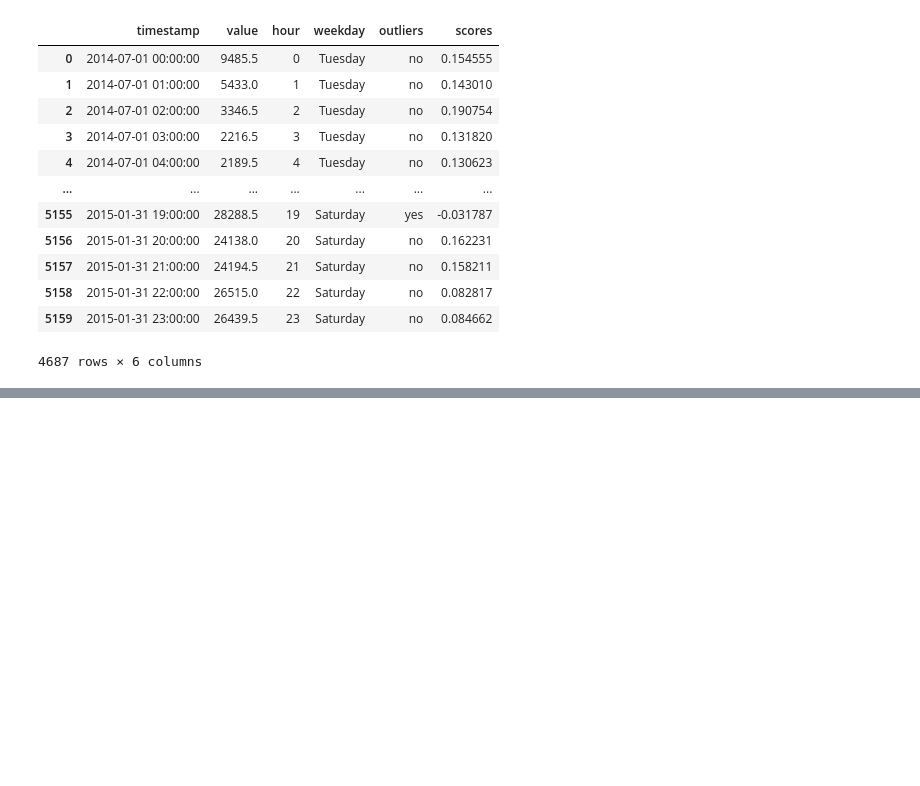
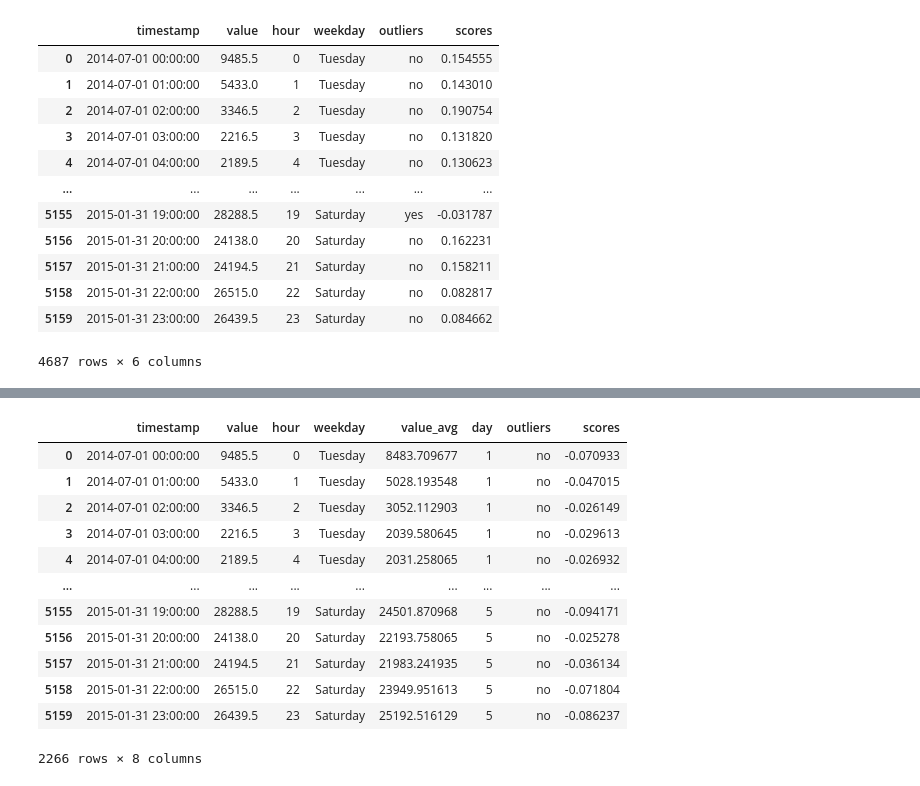
Before and after one commit to shelly2904/DATA_SCIENCE, a Jupyter notebook: Time Series/Anomaly_Detection_Algorithm.ipynb, the cells around one changed output, grey strips where cells are left out. Drawn from its saved outputs; the diff is of its cells as text; code cells hidden in the pictures; blank space fills up the shorter version.

```diff
--- a/Time Series/Anomaly_Detection_Algorithm.ipynb
+++ b/Time Series/Anomaly_Detection_Algorithm.ipynb
@@ -326,0 +414,18 @@ df.query('scores < 0.25')
+# %%
+df_final['scores'] = score
+# %%
+df_final.query('scores < -0.02')
+# %% [output]
+|  | timestamp | value | hour | weekday | value_avg | day | outliers | scores |
+| 0 | 2014-07-01 00:00:00 | 9485.5 | 0 | Tuesday | 8483.709677 | 1 | no | -0.070933 |
+| 1 | 2014-07-01 01:00:00 | 5433.0 | 1 | Tuesday | 5028.193548 | 1 | no | -0.047015 |
+| 2 | 2014-07-01 02:00:00 | 3346.5 | 2 | Tuesday | 3052.112903 | 1 | no | -0.026149 |
+| 3 | 2014-07-01 03:00:00 | 2216.5 | 3 | Tuesday | 2039.580645 | 1 | no | -0.029613 |
+| 4 | 2014-07-01 04:00:00 | 2189.5 | 4 | Tuesday | 2031.258065 | 1 | no | -0.026932 |
+| ... | ... | ... | ... | ... | ... | ... | ... | ... |
+| 5155 | 2015-01-31 19:00:00 | 28288.5 | 19 | Saturday | 24501.870968 | 5 | no | -0.094171 |
+| 5156 | 2015-01-31 20:00:00 | 24138.0 | 20 | Saturday | 22193.758065 | 5 | no | -0.025278 |
+| 5157 | 2015-01-31 21:00:00 | 24194.5 | 21 | Saturday | 21983.241935 | 5 | no | -0.036134 |
+| 5158 | 2015-01-31 22:00:00 | 26515.0 | 22 | Saturday | 23949.951613 | 5 | no | -0.071804 |
+| 5159 | 2015-01-31 23:00:00 | 26439.5 | 23 | Saturday | 25192.516129 | 5 | no | -0.086237 |
+2266 rows × 8 columns
```
Also changed, not shown: parts of 12 cells of this notebook.
